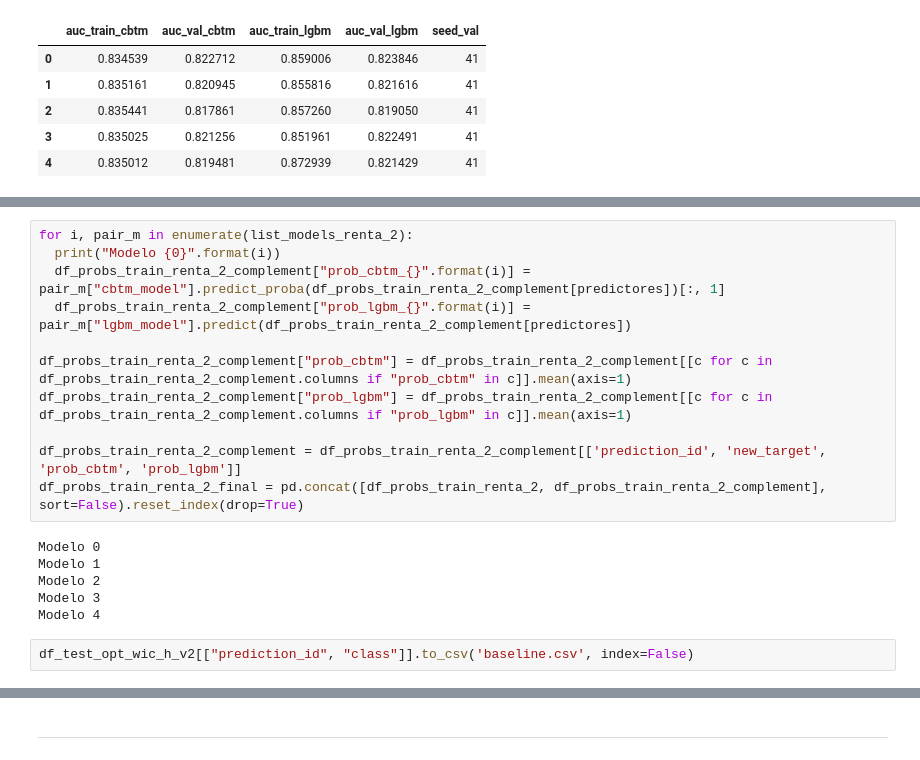
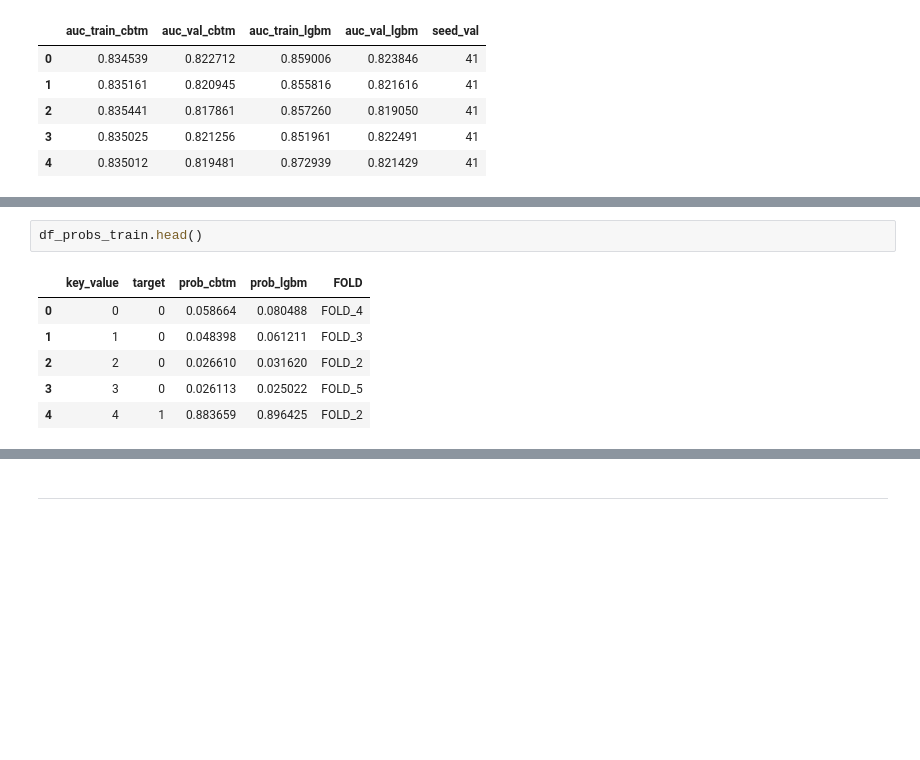
Before and after one commit to mlaricobar/solution-datathon-interbank-2020, a Jupyter notebook: [04] Model Building.ipynb, the cells around one changed output, grey strips where cells are left out. Cells and saved outputs as stored; diff of their text form; blank space fills up the shorter version.

```diff
--- a/[04] Model Building.ipynb
+++ b/[04] Model Building.ipynb
@@ -396,19 +400,9 @@ df_predictores_.head(30)
-# %%
-for i, pair_m in enumerate(list_models_renta_2):
-  print("Modelo {0}".format(i))
-  df_probs_train_renta_2_complement["prob_cbtm_{}".format(i)] = pair_m["cbtm_model"].predict_proba(df_probs_train_renta_2_complement[predictores])[:, 1]
-  df_probs_train_renta_2_complement["prob_lgbm_{}".format(i)] = pair_m["lgbm_model"].predict(df_probs_train_renta_2_complement[predictores])
-
-df_probs_train_renta_2_complement["prob_cbtm"] = df_probs_train_renta_2_complement[[c for c in df_probs_train_renta_2_complement.columns if "prob_cbtm" in c]].mean(axis=1)
-df_probs_train_renta_2_complement["prob_lgbm"] = df_probs_train_renta_2_complement[[c for c in df_probs_train_renta_2_complement.columns if "prob_lgbm" in c]].mean(axis=1)
-
-df_probs_train_renta_2_complement = df_probs_train_renta_2_complement[['prediction_id', 'new_target', 'prob_cbtm', 'prob_lgbm']]
-df_probs_train_renta_2_final = pd.concat([df_probs_train_renta_2, df_probs_train_renta_2_complement], sort=False).reset_index(drop=True)
-# %% [output]
-Modelo 0
-Modelo 1
-Modelo 2
-Modelo 3
-Modelo 4
-# %%
-df_test_opt_wic_h_v2[["prediction_id", "class"]].to_csv('baseline.csv', index=False)
+# %%
+df_probs_train.head()
+# %% [output]
+|  | key_value | target | prob_cbtm | prob_lgbm | FOLD |
+| 0 | 0 | 0 | 0.058664 | 0.080488 | FOLD_4 |
+| 1 | 1 | 0 | 0.048398 | 0.061211 | FOLD_3 |
+| 2 | 2 | 0 | 0.026610 | 0.031620 | FOLD_2 |
+| 3 | 3 | 0 | 0.026113 | 0.025022 | FOLD_5 |
+| 4 | 4 | 1 | 0.883659 | 0.896425 | FOLD_2 |
```
Also changed, not shown: parts of 7 cells of this notebook.
